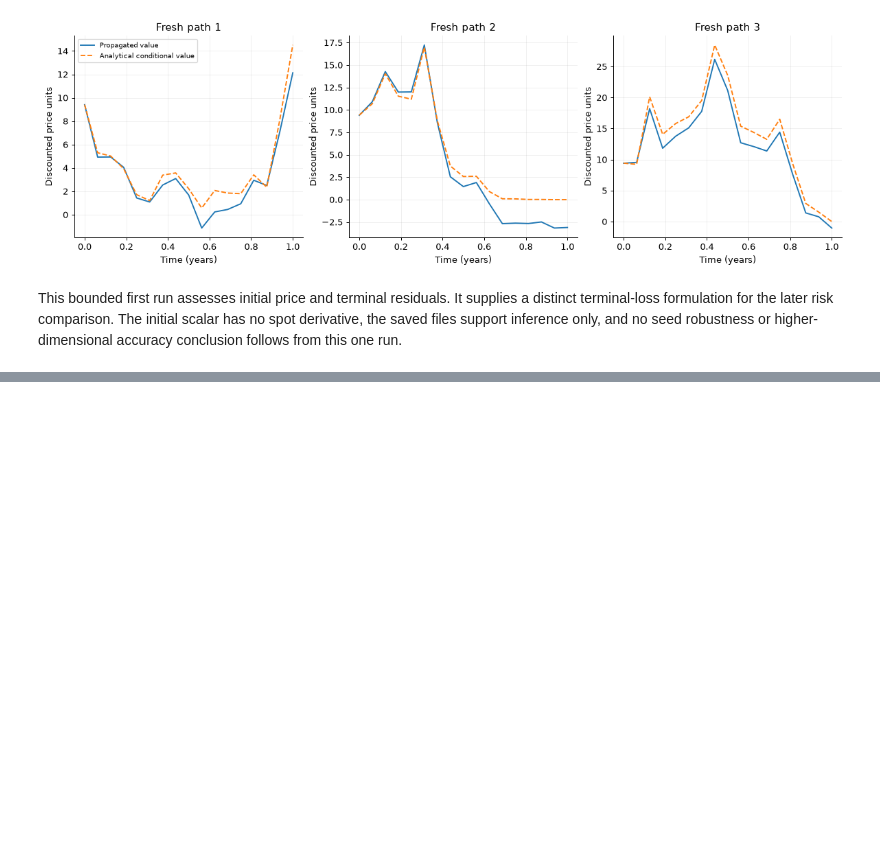
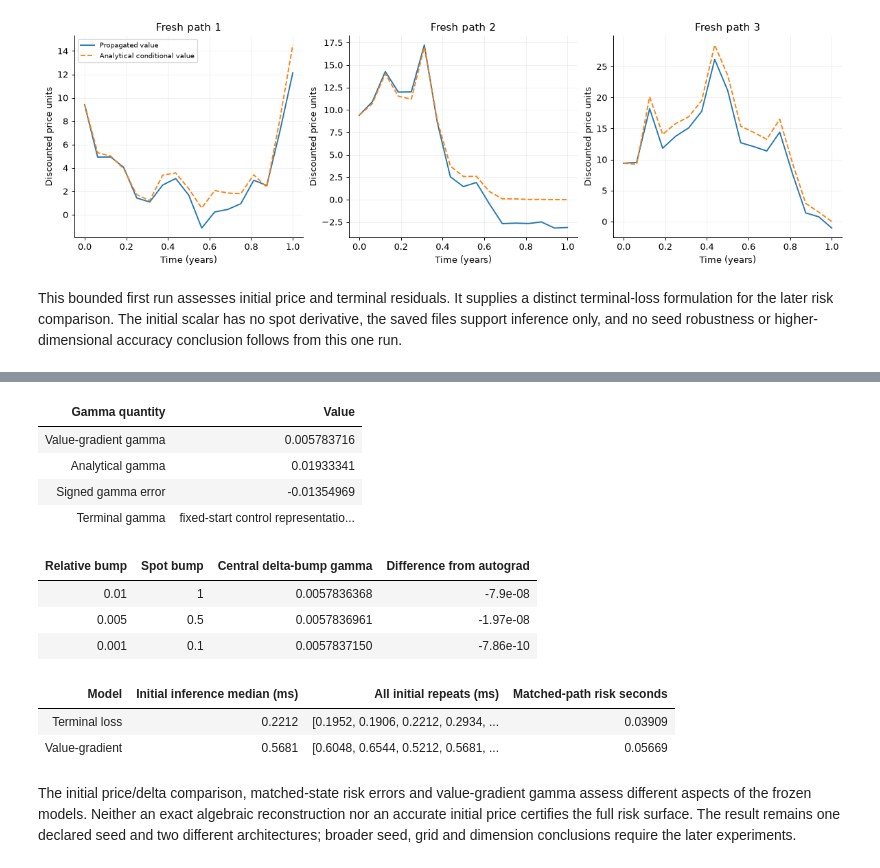
Before and after one commit to KVInator/deep-bsde-pricing, a Jupyter notebook: notebooks/03_neural_solvers.ipynb, the cells around one changed output, grey strips where cells are left out. Cells and saved outputs as stored; diff of their text form; code cells hidden in the pictures; blank space fills up the shorter version.

```diff
--- a/notebooks/03_neural_solvers.ipynb
+++ b/notebooks/03_neural_solvers.ipynb
@@ -573,0 +716,26 @@ This bounded first run assesses initial price and terminal residuals. It supplie
+# %%
+table(["Gamma quantity", "Value"], [("Value-gradient gamma", gamma["gamma"]),
+    ("Analytical gamma", gamma["reference_gamma"]), ("Signed gamma error", gamma["signed_error"]),
+    ("Terminal gamma", risk_report["terminal_gamma_reason"])])
+table(["Relative bump", "Spot bump", "Central delta-bump gamma", "Difference from autograd"], [
+    [b["fraction"], b["size"], f'{b["central_delta_bump_gamma"]:.10f}', f'{b["error_against_autograd"]:+.3g}']
+    for b in gamma["bump_checks"]])
+table(["Model", "Initial inference median (ms)", "All initial repeats (ms)", "Matched-path risk seconds"], [
+    [names[k], f'{v["timing"]["initial_median_seconds"]*1000:.4f}',
+     [round(t*1000,4) for t in v["timing"]["initial_seconds"]], f'{v["timing"]["path_risk_seconds"]:.5f}']
+    for k,v in model_rows.items()])
+# %% [output]
+| Gamma quantity | Value |
+| Value-gradient gamma | 0.005783716 |
+| Analytical gamma | 0.01933341 |
+| Signed gamma error | -0.01354969 |
+| Terminal gamma | fixed-start control representatio... |
+| Relative bump | Spot bump | Central delta-bump gamma | Difference from autograd |
+| 0.01 | 1 | 0.0057836368 | -7.9e-08 |
+| 0.005 | 0.5 | 0.0057836961 | -1.97e-08 |
+| 0.001 | 0.1 | 0.0057837150 | -7.86e-10 |
+| Model | Initial inference median (ms) | All initial repeats (ms) | Matched-path risk seconds |
+| Terminal loss | 0.2212 | [0.1952, 0.1906, 0.2212, 0.2934, ... | 0.03909 |
+| Value-gradient | 0.5681 | [0.6048, 0.6544, 0.5212, 0.5681, ... | 0.05669 |
+# %% [markdown]
+The initial price/delta comparison, matched-state risk errors and value-gradient gamma assess different aspects of the frozen models. Neither an exact algebraic reconstruction nor an accurate initial price certifies the full risk surface. The result remains one declared seed and two different architectures; broader seed, grid and dimension conclusions require the later experiments.
```
Also changed, not shown: parts of 7 cells of this notebook, 6 other files.
